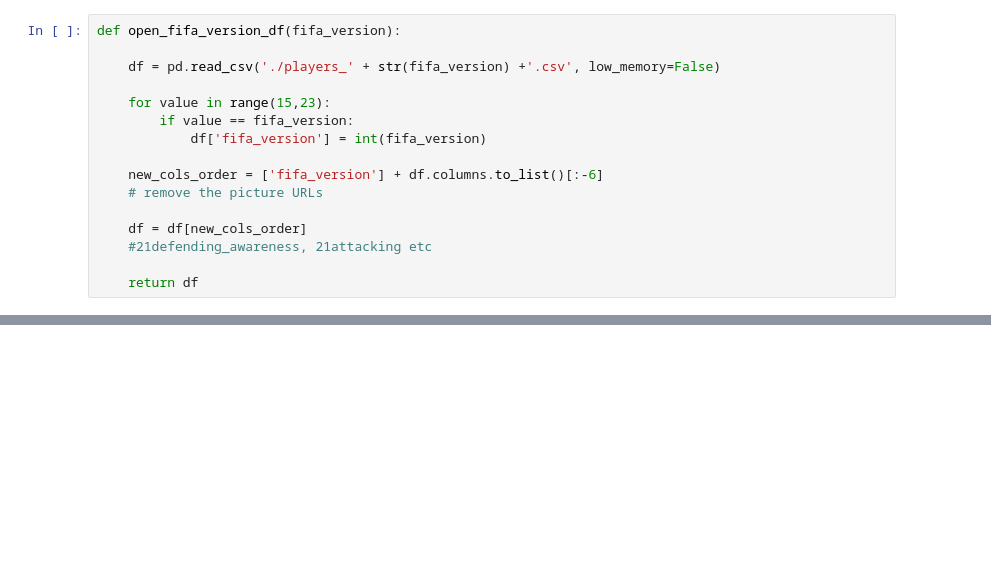
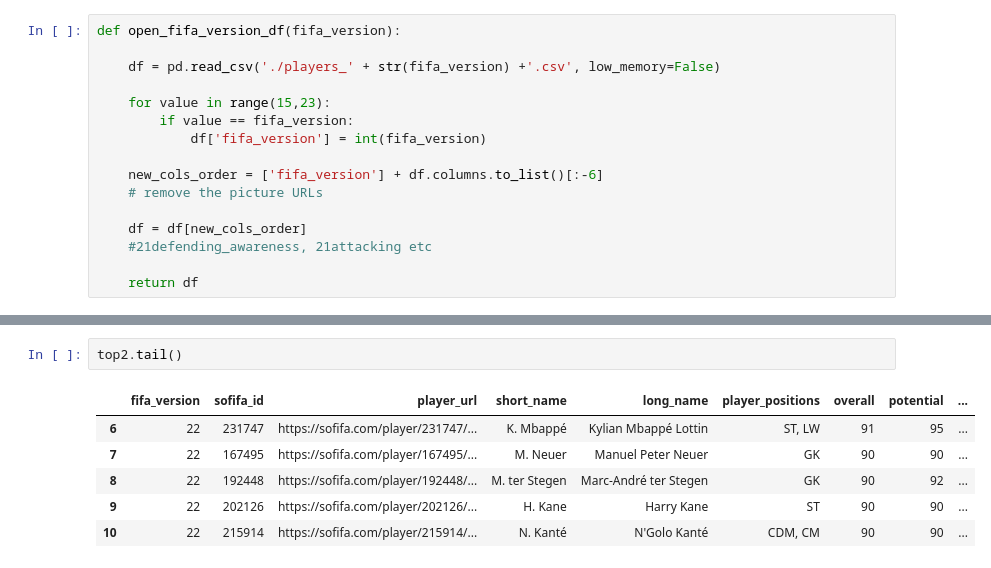
Before and after one commit to kurosakiaduma/fifa_case_study, a Jupyter notebook: Untitled.ipynb, the cells around one changed output, grey strips where cells are left out. Saved outputs shown, nothing was run; the diff lists cells and outputs as text; blank space fills up the shorter version.

```diff
--- a/Untitled.ipynb
+++ b/Untitled.ipynb
@@ -91,0 +133,9 @@ Length: 106, dtype: object
+# %%
+top2.tail()
+# %% [output]
+|  | fifa_version | sofifa_id | player_url | short_name | long_name | player_positions | overall | potential | ... |
+| 6 | 22 | 231747 | https://sofifa.com/player/231747/... | K. Mbappé | Kylian Mbappé Lottin | ST, LW | 91 | 95 | ... |
+| 7 | 22 | 167495 | https://sofifa.com/player/167495/... | M. Neuer | Manuel Peter Neuer | GK | 90 | 90 | ... |
+| 8 | 22 | 192448 | https://sofifa.com/player/192448/... | M. ter Stegen | Marc-André ter Stegen | GK | 90 | 92 | ... |
+| 9 | 22 | 202126 | https://sofifa.com/player/202126/... | H. Kane | Harry Kane | ST | 90 | 90 | ... |
+| 10 | 22 | 215914 | https://sofifa.com/player/215914/... | N. Kanté | N'Golo Kanté | CDM, CM | 90 | 90 | ... |
```
Also changed, not shown: parts of 16 cells of this notebook.
